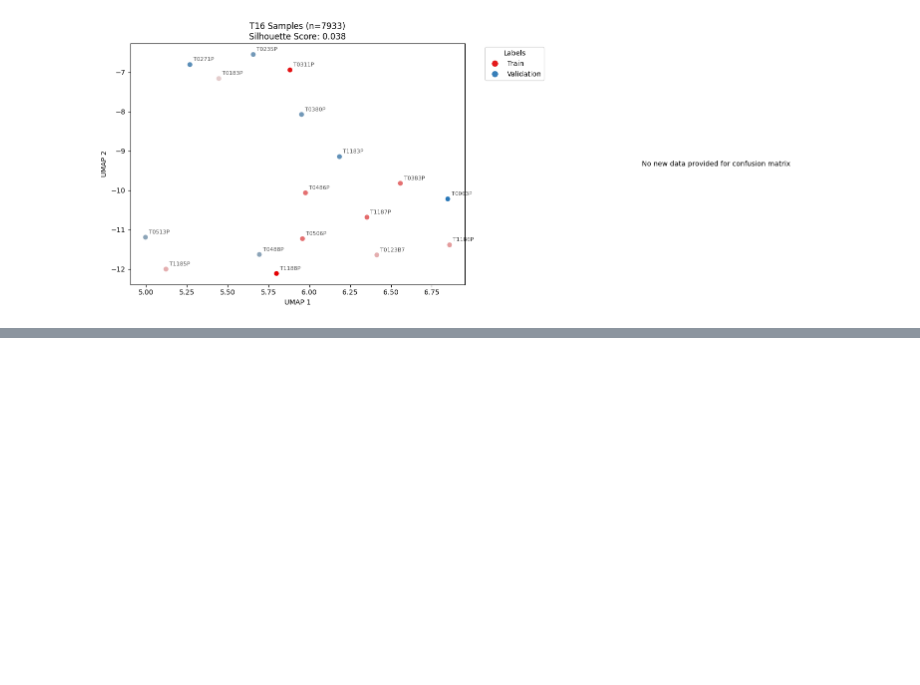
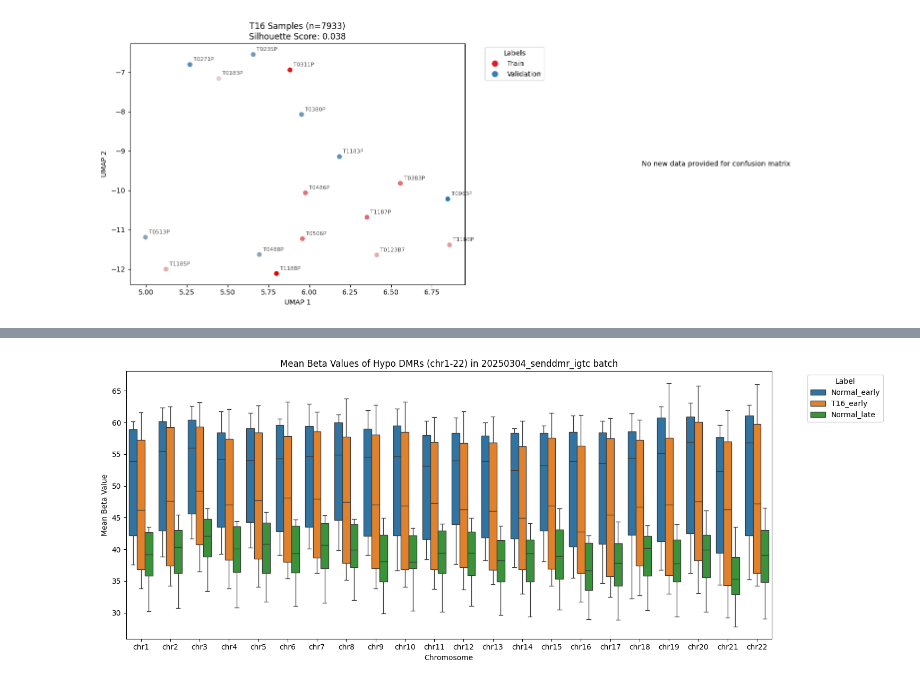
Before and after one commit to vanreality/ml_trisomy_detection, a Jupyter notebook: bin/20250318_summary.ipynb, the cells around one changed output, grey strips where cells are left out. Saved outputs shown, nothing was run; the diff lists cells and outputs as text; code cells hidden in the pictures; blank space fills up the shorter version.

```diff
--- a/bin/20250318_summary.ipynb
+++ b/bin/20250318_summary.ipynb
@@ -945,0 +1064,33 @@ chr21 feature comparison
+# %%
+# T16
+
+# Combine Train and Validation data
+# df = pd.concat([dfs['Train'], dfs['Validation']], axis=0)
+df = dfs['Validation']
+
+# Convert beta to M values
+# df = convert_beta_to_M(df)
+
+# Filter rows:
+# 1. Remove delivered data
+df = df[~df['state'].isin(['Delivered'])]
+
+# 2. Keep T16, T21 and Normal labels
+df = df[df['label'].isin(['T16', 'Normal'])]
+
+# 3. Add week info to label
+df = df[(df['week'] <= 10) | (df['week'] >= 15)].copy()
+df['label'] = np.where(
+    df['week'] <= 10,
+    df['label'] + '_early',
+    df['label'] + '_late'
+)
+
+# Draw aggregated comparison for each chromosome from chr1 to chr22 in one boxplot
+feature_cols = [col for col in df.columns if ':' in col]
+
+hypo_feature_cols = ['sample', 'week', 'label'] + list(set(feature_cols) & set(hypo_dmrs))
+
+plot_aggregated_comparison_all(df[hypo_feature_cols], 'Mean Beta Values of Hypo DMRs (chr1-22) in 20250304_senddmr_igtc batch', ['Normal_early', 'T16_early', 'Normal_late'])
+# %% [output]
+[figure, added]
```
Also changed, not shown: parts of 8 cells of this notebook.
